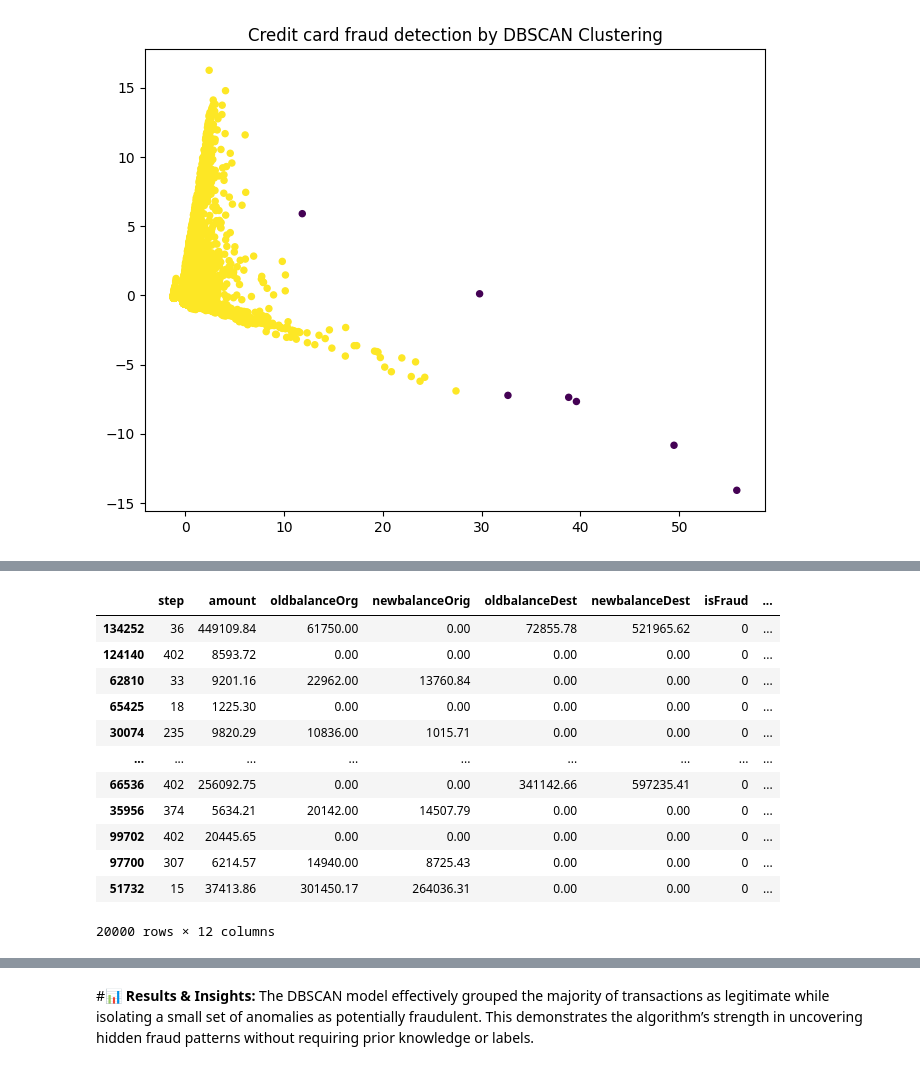
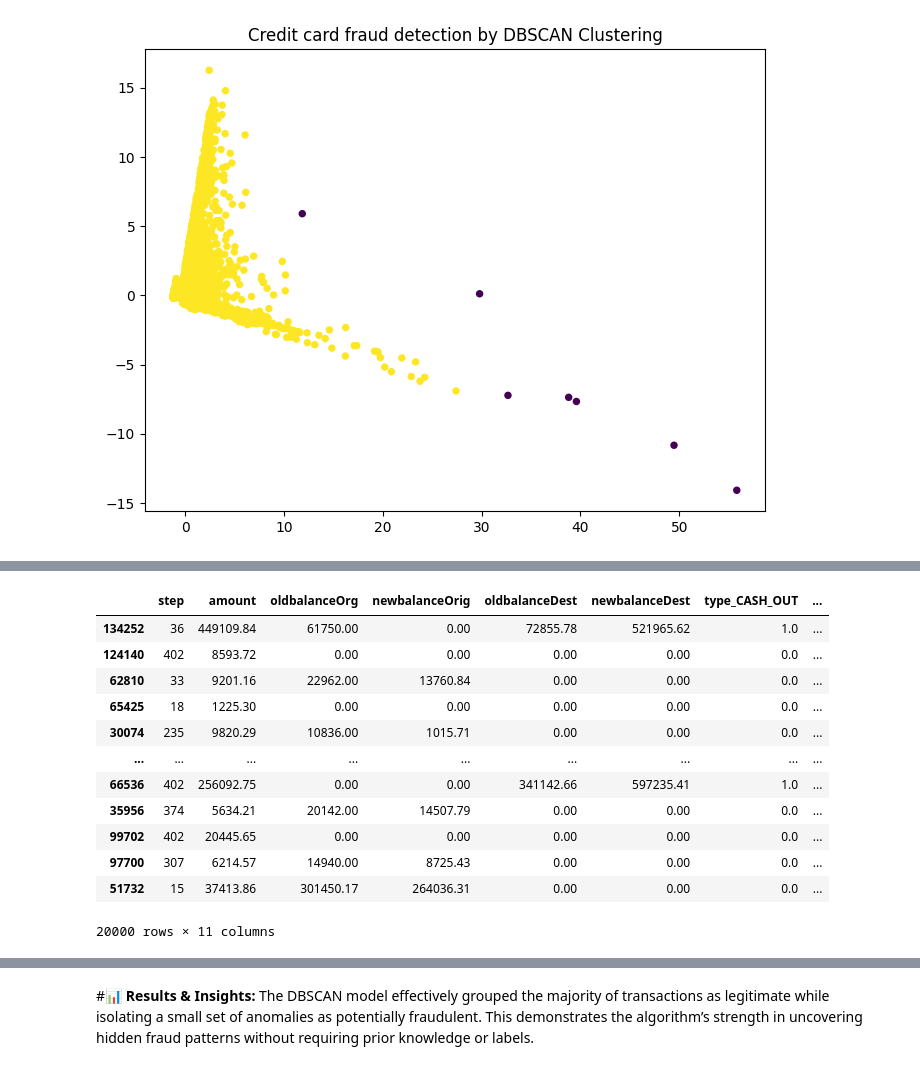
Before and after one commit to Love1117/Machine_learning-Projects, a Jupyter notebook: Machine_Learning Project/02_Unsupervised - Machine Learning/DBSCAN/CreditCard_Fraud_Detection/CreditCard_fraud_transactions_Detection1.ipynb, the cells around one changed output, grey strips where cells are left out. Saved outputs shown, nothing was run; the diff lists cells and outputs as text; code cells hidden in the pictures.

```diff
--- a/Machine_Learning Project/02_Unsupervised - Machine Learning/DBSCAN/CreditCard_Fraud_Detection/CreditCard_fraud_transactions_Detection1.ipynb
+++ b/Machine_Learning Project/02_Unsupervised - Machine Learning/DBSCAN/CreditCard_Fraud_Detection/CreditCard_fraud_transactions_Detection1.ipynb
@@ -174,3 +214,0 @@ plt.show()
-# %%
-scaled_df["cluster"] = dbscan.fit_predict(pca_df)
-scaled_df
@@ -191,17 +215,18 @@ scaled_df
 # %%
-sampled_df["cluster"] = dbscan.fit_predict(pca_df)
+sampled_df["Fraud"] = dbscan.fit_predict(pca_df)
+sampled_df.drop(columns=["isFraud"], inplace=True)
 sampled_df
 # %% [output]
-|  | step | amount | oldbalanceOrg | newbalanceOrig | oldbalanceDest | newbalanceDest | isFraud | ... |
-| 134252 | 36 | 449109.84 | 61750.00 | 0.00 | 72855.78 | 521965.62 | 0 | ... |
-| 124140 | 402 | 8593.72 | 0.00 | 0.00 | 0.00 | 0.00 | 0 | ... |
-| 62810 | 33 | 9201.16 | 22962.00 | 13760.84 | 0.00 | 0.00 | 0 | ... |
-| 65425 | 18 | 1225.30 | 0.00 | 0.00 | 0.00 | 0.00 | 0 | ... |
-| 30074 | 235 | 9820.29 | 10836.00 | 1015.71 | 0.00 | 0.00 | 0 | ... |
+|  | step | amount | oldbalanceOrg | newbalanceOrig | oldbalanceDest | newbalanceDest | type_CASH_OUT | ... |
+| 134252 | 36 | 449109.84 | 61750.00 | 0.00 | 72855.78 | 521965.62 | 1.0 | ... |
+| 124140 | 402 | 8593.72 | 0.00 | 0.00 | 0.00 | 0.00 | 0.0 | ... |
+| 62810 | 33 | 9201.16 | 22962.00 | 13760.84 | 0.00 | 0.00 | 0.0 | ... |
+| 65425 | 18 | 1225.30 | 0.00 | 0.00 | 0.00 | 0.00 | 0.0 | ... |
+| 30074 | 235 | 9820.29 | 10836.00 | 1015.71 | 0.00 | 0.00 | 0.0 | ... |
 | ... | ... | ... | ... | ... | ... | ... | ... | ... |
-| 66536 | 402 | 256092.75 | 0.00 | 0.00 | 341142.66 | 597235.41 | 0 | ... |
-| 35956 | 374 | 5634.21 | 20142.00 | 14507.79 | 0.00 | 0.00 | 0 | ... |
-| 99702 | 402 | 20445.65 | 0.00 | 0.00 | 0.00 | 0.00 | 0 | ... |
-| 97700 | 307 | 6214.57 | 14940.00 | 8725.43 | 0.00 | 0.00 | 0 | ... |
-| 51732 | 15 | 37413.86 | 301450.17 | 264036.31 | 0.00 | 0.00 | 0 | ... |
+| 66536 | 402 | 256092.75 | 0.00 | 0.00 | 341142.66 | 597235.41 | 1.0 | ... |
+| 35956 | 374 | 5634.21 | 20142.00 | 14507.79 | 0.00 | 0.00 | 0.0 | ... |
+| 99702 | 402 | 20445.65 | 0.00 | 0.00 | 0.00 | 0.00 | 0.0 | ... |
+| 97700 | 307 | 6214.57 | 14940.00 | 8725.43 | 0.00 | 0.00 | 0.0 | ... |
+| 51732 | 15 | 37413.86 | 301450.17 | 264036.31 | 0.00 | 0.00 | 0.0 | ... |
-20000 rows × 12 columns
+20000 rows × 11 columns
```
Also changed, not shown: parts of 12 cells of this notebook.
